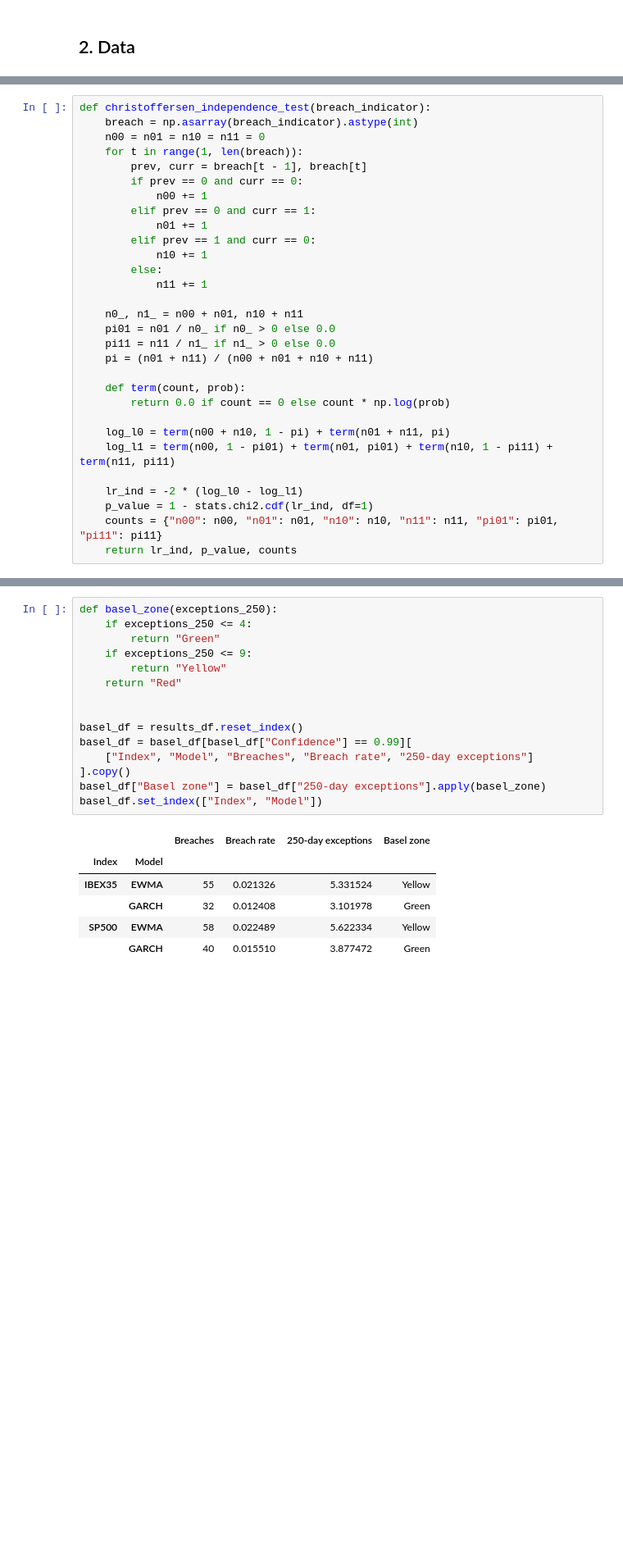
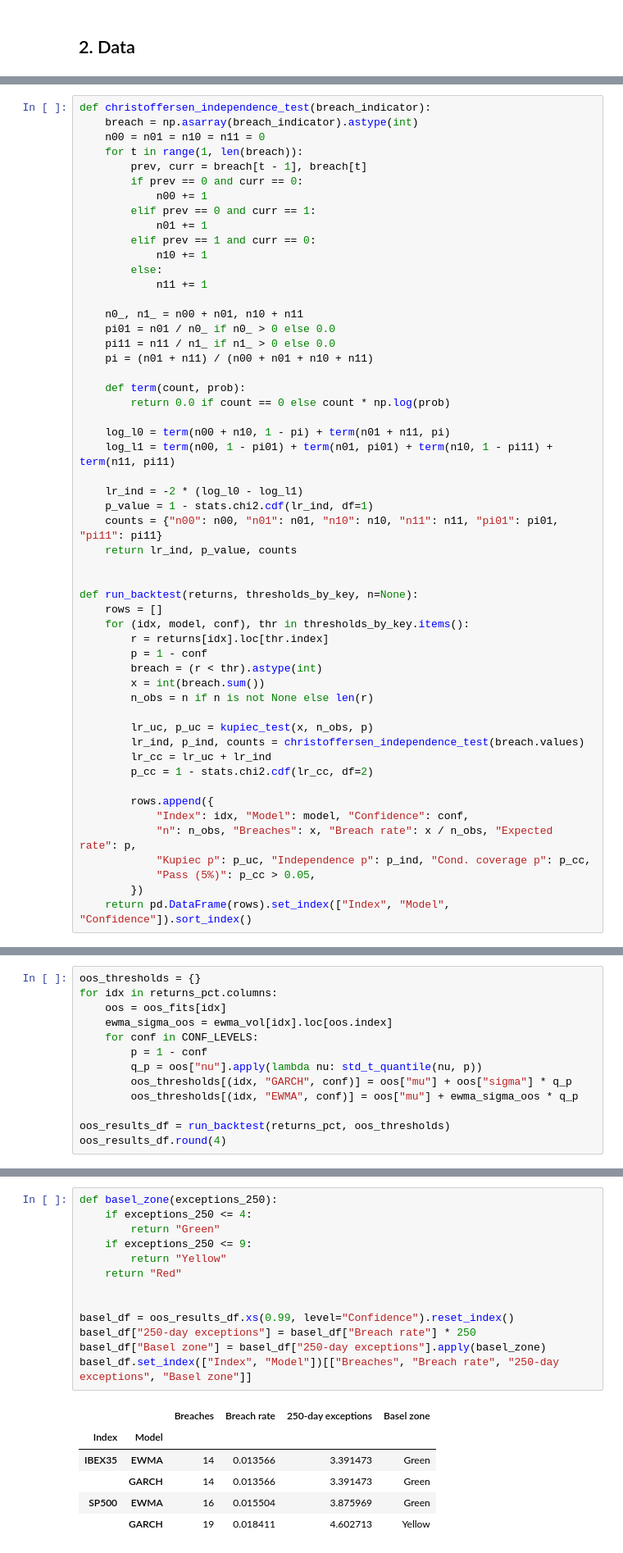
Before and after one commit to MLEIV90/ibex-garch-risk, a Jupyter notebook: notebooks/05_var_backtesting.ipynb, the cells around one changed output, grey strips where cells are left out. Shown at 82% size. Cells and saved outputs as stored; diff of their text form; blank space fills up the shorter version.

```diff
--- a/notebooks/05_var_backtesting.ipynb
+++ b/notebooks/05_var_backtesting.ipynb
@@ -218,3 +224,26 @@ def christoffersen_independence_test(breach_indicator):
     p_value = 1 - stats.chi2.cdf(lr_ind, df=1)
     counts = {"n00": n00, "n01": n01, "n10": n10, "n11": n11, "pi01": pi01, "pi11": pi11}
     return lr_ind, p_value, counts
+
+
+def run_backtest(returns, thresholds_by_key, n=None):
+    rows = []
+    for (idx, model, conf), thr in thresholds_by_key.items():
+        r = returns[idx].loc[thr.index]
+        p = 1 - conf
+        breach = (r < thr).astype(int)
+        x = int(breach.sum())
+        n_obs = n if n is not None else len(r)
+
+        lr_uc, p_uc = kupiec_test(x, n_obs, p)
+        lr_ind, p_ind, counts = christoffersen_independence_test(breach.values)
+        lr_cc = lr_uc + lr_ind
+        p_cc = 1 - stats.chi2.cdf(lr_cc, df=2)
+
+        rows.append({
+            "Index": idx, "Model": model, "Confidence": conf,
+            "n": n_obs, "Breaches": x, "Breach rate": x / n_obs, "Expected rate": p,
+            "Kupiec p": p_uc, "Independence p": p_ind, "Cond. coverage p": p_cc,
+            "Pass (5%)": p_cc > 0.05,
+        })
+    return pd.DataFrame(rows).set_index(["Index", "Model", "Confidence"]).sort_index()
@@ -220,0 +356,13 @@ def christoffersen_independence_test(breach_indicator):
+# %%
+oos_thresholds = {}
+for idx in returns_pct.columns:
+    oos = oos_fits[idx]
+    ewma_sigma_oos = ewma_vol[idx].loc[oos.index]
+    for conf in CONF_LEVELS:
+        p = 1 - conf
+        q_p = oos["nu"].apply(lambda nu: std_t_quantile(nu, p))
+        oos_thresholds[(idx, "GARCH", conf)] = oos["mu"] + oos["sigma"] * q_p
+        oos_thresholds[(idx, "EWMA", conf)] = oos["mu"] + ewma_sigma_oos * q_p
+
+oos_results_df = run_backtest(returns_pct, oos_thresholds)
+oos_results_df.round(4)
@@ -279,22 +502,20 @@ results_df.round(4)
 # %%
 def basel_zone(exceptions_250):
     if exceptions_250 <= 4:
         return "Green"
     if exceptions_250 <= 9:
         return "Yellow"
     return "Red"
 
 
-basel_df = results_df.reset_index()
-basel_df = basel_df[basel_df["Confidence"] == 0.99][
-    ["Index", "Model", "Breaches", "Breach rate", "250-day exceptions"]
-].copy()
+basel_df = oos_results_df.xs(0.99, level="Confidence").reset_index()
+basel_df["250-day exceptions"] = basel_df["Breach rate"] * 250
 basel_df["Basel zone"] = basel_df["250-day exceptions"].apply(basel_zone)
-basel_df.set_index(["Index", "Model"])
+basel_df.set_index(["Index", "Model"])[["Breaches", "Breach rate", "250-day exceptions", "Basel zone"]]
 # %% [output]
 |  |  | Breaches | Breach rate | 250-day exceptions | Basel zone |
 | Index | Model |  |  |  |  |
-| IBEX35 | EWMA | 55 | 0.021326 | 5.331524 | Yellow |
-|  | GARCH | 32 | 0.012408 | 3.101978 | Green |
-| SP500 | EWMA | 58 | 0.022489 | 5.622334 | Yellow |
-|  | GARCH | 40 | 0.015510 | 3.877472 | Green |
+| IBEX35 | EWMA | 14 | 0.013566 | 3.391473 | Green |
+|  | GARCH | 14 | 0.013566 | 3.391473 | Green |
+| SP500 | EWMA | 16 | 0.015504 | 3.875969 | Green |
+|  | GARCH | 19 | 0.018411 | 4.602713 | Yellow |
```
Also changed, not shown: parts of 23 cells of this notebook, 3 other files.
